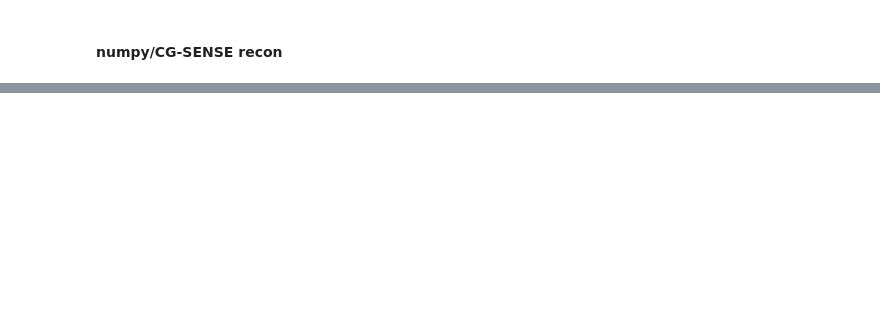
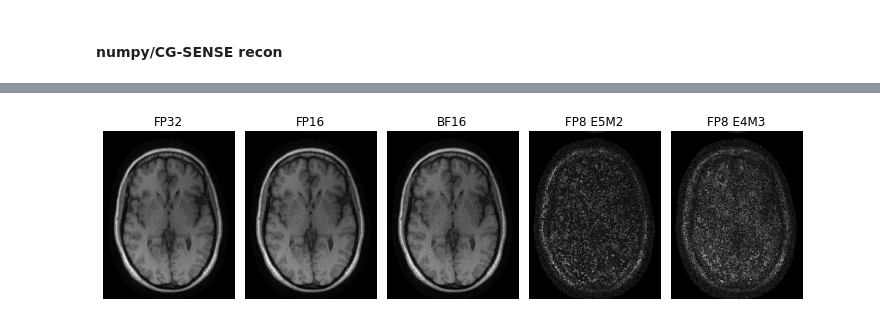
Before and after one commit to impulse462/ma221_proj, a Jupyter notebook: recon_test.ipynb, the cells around one changed output, grey strips where cells are left out. Cells and saved outputs as stored; diff of their text form; code cells hidden in the pictures; blank space fills up the shorter version.

```diff
--- a/recon_test.ipynb
+++ b/recon_test.ipynb
@@ -317,0 +703,83 @@ Text(0.5, 1.0, 'Phase')
+# %%
+fp32 = np.load('/home/batman/Documents/ma221/recon_img.npy')
+fp16=np.load('/home/batman/Documents/ma221/recon_img_fp16.npy')
+bf16=np.load('/home/batman/Documents/ma221/recon_img_bf16.npy')
+fp8_e5m2=np.load('/home/batman/Documents/ma221/recon_img_fp8_e5m2.npy')
+fp8_e4m3=np.load('/home/batman/Documents/ma221/recon_img_fp8_e4m3.npy')
+# psnr_recon = psnr(np.abs(img_sense), np.abs(recon_img_16b_input))
+# nmse_recon = nmse(np.abs(img_sense), np.abs(recon_img_16b_input))
+# ssim_recon = ssim(np.expand_dims(np.abs(img_sense), axis=0), np.expand_dims(np.abs(recon_img_16b_input), axis=0))
+# print("PSNR:", psnr_recon)
+# print("NMSE:", nmse_recon)
+# print("SSIM:", ssim_recon)
+plt.figure(figsize=(10,10))
+plt.subplot(151)
+plt.imshow(np.abs(np.flip(fp32)), cmap='gray')
+plt.title('FP32')
+plt.axis('off')
+plt.subplot(152)
+plt.imshow(np.abs(np.flip(fp16)), cmap='gray')
+plt.title('FP16')
+plt.axis('off')
+plt.subplot(153)
+plt.imshow(np.abs(np.flip(bf16)), cmap='gray')
+plt.title('BF16')
+plt.axis('off')
+plt.subplot(154)
+plt.imshow(np.abs(np.flip(fp8_e5m2)), cmap='gray')
+plt.title('FP8 E5M2')
+plt.axis('off')
+plt.subplot(155)
+plt.imshow(np.abs(np.flip(fp8_e4m3)), cmap='gray')
+plt.title('FP8 E4M3')
+plt.axis('off')
+plt.tight_layout()
+
+img_list = [fp32, fp16, bf16, fp8_e5m2, fp8_e4m3]
+psnr_list = [psnr(np.abs(img_sense), np.abs(i)) for i in img_list]
+nmse_list = [nmse(np.abs(img_sense), np.abs(i)) for i in img_list]
+ssim_list = [ssim(np.expand_dims(np.abs(img_sense), axis=0), np.expand_dims(np.abs(i), axis=0)) for i in img_list]
+print(psnr_list)
+print(nmse_list)
+print(ssim_list)
+
+# Data arrays
+psnr_values_fp = [55.59126929061173, 54.90521981904492, 34.668599967389035, 2.6253995939784422, 6.462136902127719]
+nmse_values_fp = [7.426839403368074e-12, 4.359222380926962e-05, 0.004603318135590059, 7.368703781089336, 3.045911864293147]
+ssim_values_fp = [0.9999999998589796, 0.9991484294229335, 0.931249163647, 0.21301385902246892, 0.24220579873000203]
+
+# Labels for floating-point precision types
+precision_types = ['FP32', 'FP16', 'BF16', 'FP8 E5M2', 'FP8 E4M3']
+x_positions = np.arange(len(precision_types))
+bar_width = 0.5
+
+# Create separate bar plots for PSNR, NMSE, and SSIM
+plt.figure(figsize=(18, 6))
+
+# PSNR plot
+plt.subplot(1, 3, 1)
+plt.bar(x_positions, psnr_values_fp, width=bar_width, color='skyblue')
+plt.xlabel('Precision Type')
+plt.ylabel('PSNR')
+plt.title('PSNR Across Precision Types')
+plt.xticks(x_positions, precision_types)
+
+# NMSE plot
+plt.subplot(1, 3, 2)
+plt.bar(x_positions, nmse_values_fp, width=bar_width, color='lightcoral')
+plt.xlabel('Precision Type')
+plt.ylabel('NMSE')
+plt.title('NMSE Across Precision Types')
+plt.xticks(x_positions, precision_types)
+
+# SSIM plot
+plt.subplot(1, 3, 3)
+plt.bar(x_positions, ssim_values_fp, width=bar_width, color='lightgreen')
+plt.xlabel('Precision Type')
+plt.ylabel('SSIM')
+plt.title('SSIM Across Precision Types')
+plt.xticks(x_positions, precision_types)
+
+plt.tight_layout()
+plt.show()
+# %% [output]
@@ -317,0 +789 @@ Text(0.5, 1.0, 'Phase')
+[figure, added]
```
Also changed, not shown: parts of 16 cells of this notebook.
